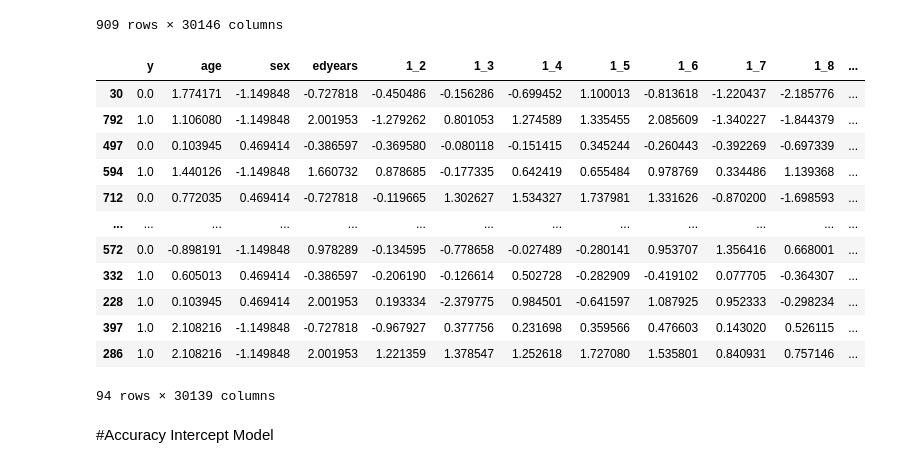
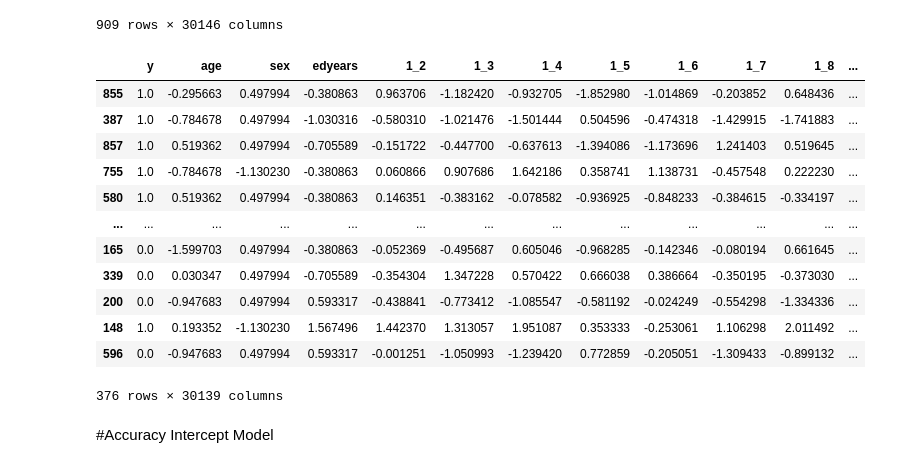
Before and after one commit to JanaGauss/Connectome, a Jupyter notebook: notebooks/elastic_net_pretrained_classification.ipynb, the cells around one changed output. Saved outputs shown, nothing was run; the diff lists cells and outputs as text; code cells hidden in the pictures.

```diff
--- a/notebooks/elastic_net_pretrained_classification.ipynb
+++ b/notebooks/elastic_net_pretrained_classification.ipynb
@@ -55,25 +55,25 @@ split = True
 # %%
 # preparation of data
 ytrain, Xtrain, ytest, Xtest = prepare_data(data = df, classification = classification,
                          columns_drop = columns_drop, target = target, y_0 = y_0, y_1 = y_1,
                          train_size = train_size, seed = seed, split = split)
 
 
-pd.concat([ytest, Xtest], axis = 1) # test data
+pd.concat([ytrain, Xtrain], axis = 1) # test data
 # %% [output]
 |  | y | age | sex | edyears | 1_2 | 1_3 | 1_4 | 1_5 | 1_6 | 1_7 | 1_8 | ... |
-| 30 | 0.0 | 1.774171 | -1.149848 | -0.727818 | -0.450486 | -0.156286 | -0.699452 | 1.100013 | -0.813618 | -1.220437 | -2.185776 | ... |
-| 792 | 1.0 | 1.106080 | -1.149848 | 2.001953 | -1.279262 | 0.801053 | 1.274589 | 1.335455 | 2.085609 | -1.340227 | -1.844379 | ... |
-| 497 | 0.0 | 0.103945 | 0.469414 | -0.386597 | -0.369580 | -0.080118 | -0.151415 | 0.345244 | -0.260443 | -0.392269 | -0.697339 | ... |
-| 594 | 1.0 | 1.440126 | -1.149848 | 1.660732 | 0.878685 | -0.177335 | 0.642419 | 0.655484 | 0.978769 | 0.334486 | 1.139368 | ... |
-| 712 | 0.0 | 0.772035 | 0.469414 | -0.727818 | -0.119665 | 1.302627 | 1.534327 | 1.737981 | 1.331626 | -0.870200 | -1.698593 | ... |
+| 855 | 1.0 | -0.295663 | 0.497994 | -0.380863 | 0.963706 | -1.182420 | -0.932705 | -1.852980 | -1.014869 | -0.203852 | 0.648436 | ... |
+| 387 | 1.0 | -0.784678 | 0.497994 | -1.030316 | -0.580310 | -1.021476 | -1.501444 | 0.504596 | -0.474318 | -1.429915 | -1.741883 | ... |
+| 857 | 1.0 | 0.519362 | 0.497994 | -0.705589 | -0.151722 | -0.447700 | -0.637613 | -1.394086 | -1.173696 | 1.241403 | 0.519645 | ... |
+| 755 | 1.0 | -0.784678 | -1.130230 | -0.380863 | 0.060866 | 0.907686 | 1.642186 | 0.358741 | 1.138731 | -0.457548 | 0.222230 | ... |
+| 580 | 1.0 | 0.519362 | 0.497994 | -0.380863 | 0.146351 | -0.383162 | -0.078582 | -0.936925 | -0.848233 | -0.384615 | -0.334197 | ... |
 | ... | ... | ... | ... | ... | ... | ... | ... | ... | ... | ... | ... | ... |
-| 572 | 0.0 | -0.898191 | -1.149848 | 0.978289 | -0.134595 | -0.778658 | -0.027489 | -0.280141 | 0.953707 | 1.356416 | 0.668001 | ... |
-| 332 | 1.0 | 0.605013 | 0.469414 | -0.386597 | -0.206190 | -0.126614 | 0.502728 | -0.282909 | -0.419102 | 0.077705 | -0.364307 | ... |
-| 228 | 1.0 | 0.103945 | 0.469414 | 2.001953 | 0.193334 | -2.379775 | 0.984501 | -0.641597 | 1.087925 | 0.952333 | -0.298234 | ... |
-| 397 | 1.0 | 2.108216 | -1.149848 | -0.727818 | -0.967927 | 0.377756 | 0.231698 | 0.359566 | 0.476603 | 0.143020 | 0.526115 | ... |
-| 286 | 1.0 | 2.108216 | -1.149848 | 2.001953 | 1.221359 | 1.378547 | 1.252618 | 1.727080 | 1.535801 | 0.840931 | 0.757146 | ... |
+| 165 | 0.0 | -1.599703 | 0.497994 | -0.380863 | -0.052369 | -0.495687 | 0.605046 | -0.968285 | -0.142346 | -0.080194 | 0.661645 | ... |
+| 339 | 0.0 | 0.030347 | 0.497994 | -0.705589 | -0.354304 | 1.347228 | 0.570422 | 0.666038 | 0.386664 | -0.350195 | -0.373030 | ... |
+| 200 | 0.0 | -0.947683 | 0.497994 | 0.593317 | -0.438841 | -0.773412 | -1.085547 | -0.581192 | -0.024249 | -0.554298 | -1.334336 | ... |
+| 148 | 1.0 | 0.193352 | -1.130230 | 1.567496 | 1.442370 | 1.313057 | 1.951087 | 0.353333 | -0.253061 | 1.106298 | 2.011492 | ... |
+| 596 | 0.0 | -0.947683 | 0.497994 | 0.593317 | -0.001251 | -1.050993 | -1.239420 | 0.772859 | -0.205051 | -1.309433 | -0.899132 | ... |
-94 rows × 30139 columns
+376 rows × 30139 columns
 # %% [markdown]
 #Accuracy Intercept Model
 # %%
```
Also changed, not shown: parts of 27 cells of this notebook, 10 other files.
